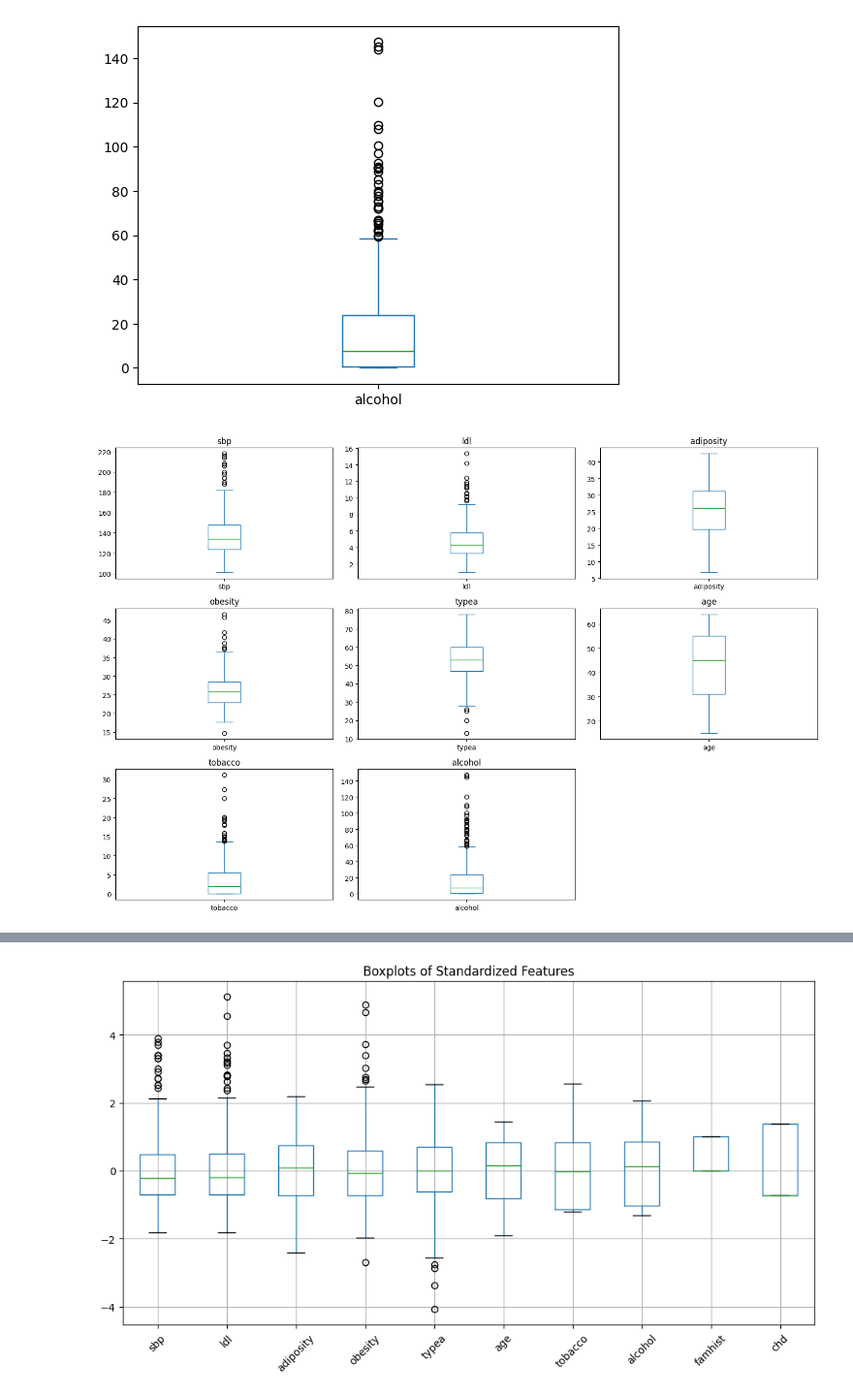
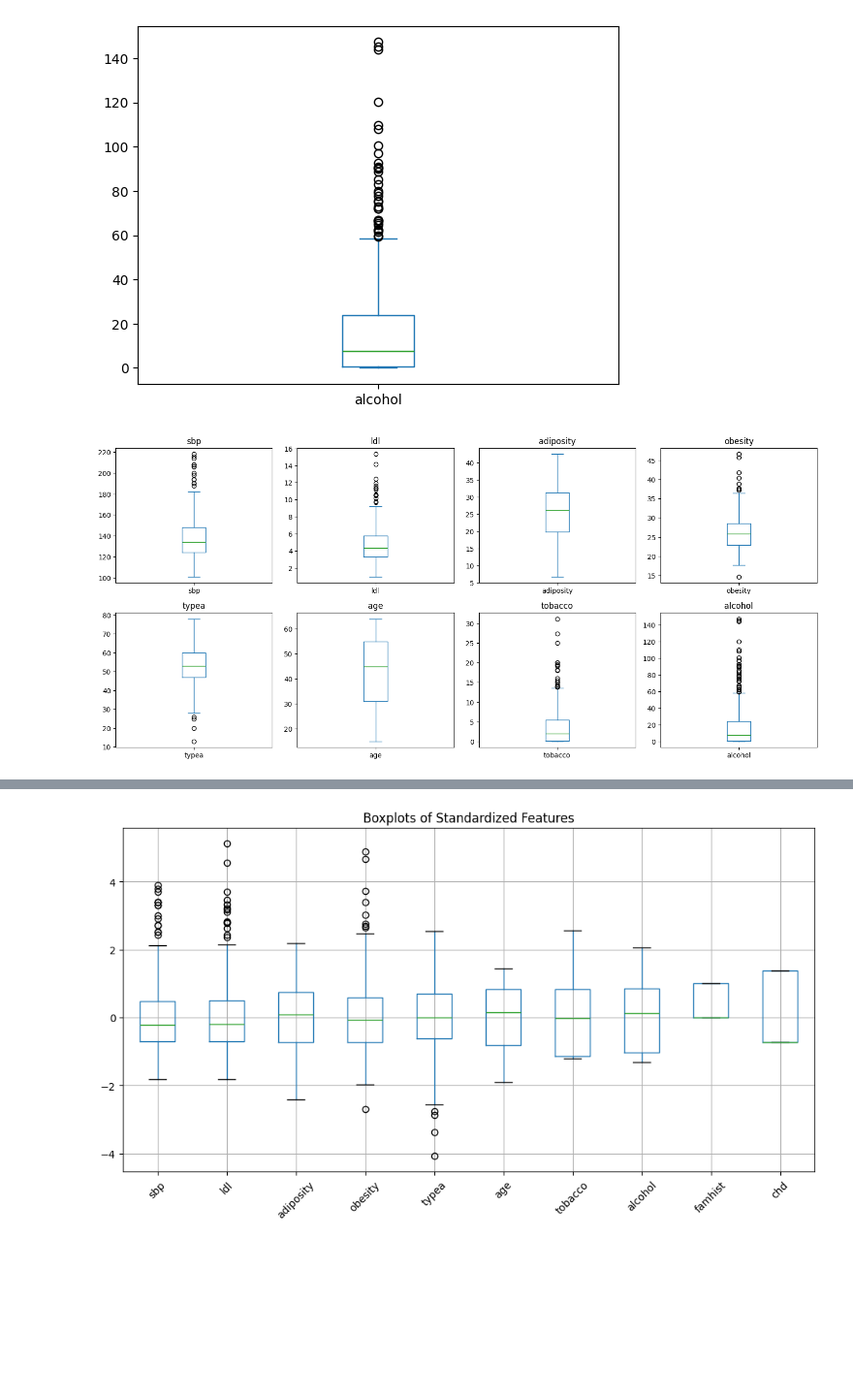
Before and after one commit to rifolio/dtu-projects-2025-autumn, a Jupyter notebook: machine-learning/ML-project-1.ipynb, the cells around one changed output, grey strips where cells are left out. Shown at 97% size. Saved outputs shown, nothing was run; the diff lists cells and outputs as text; code cells hidden in the pictures; blank space fills up the shorter version.

Commit message:
Updated Notebook. Adjusted comments. The same plots as in overleaf

```diff
--- a/machine-learning/ML-project-1.ipynb
+++ b/machine-learning/ML-project-1.ipynb
@@ -75,32 +75,32 @@ df_heart["alcohol"].plot(kind="box")
 # %%
 # sbp
 # tobacco
 # ldl
 # adiposity
 # famhist
 # typea
 # obesity
 # alcohol
 # age
 # chd
 df_heart_copy = df_heart.drop(columns=["famhist", "chd"])
 
 n_features = len(df_heart_copy.columns)
-fig, axes = plt.subplots(nrows=(n_features // 3) + 1, ncols=3, figsize=(15, 10))
+fig, axes = plt.subplots(nrows=(n_features // 3) + 1, ncols=4, figsize=(15, 10))
 axes = axes.flatten()
 
 for i, col in enumerate(df_heart_copy.columns):
     df_heart_copy[col].plot(kind="box", ax=axes[i])
     axes[i].set_title(col)
 
 # Remove empty subplots
 for j in range(i + 1, len(axes)):
     fig.delaxes(axes[j])
 
 plt.tight_layout()
 plt.show()
 # %% [output]
-[figure, old version]
+[figure, new version]
 # %%
 import matplotlib.pyplot as plt
 
```
Also changed, not shown: parts of 17 cells of this notebook, 1 other file.
